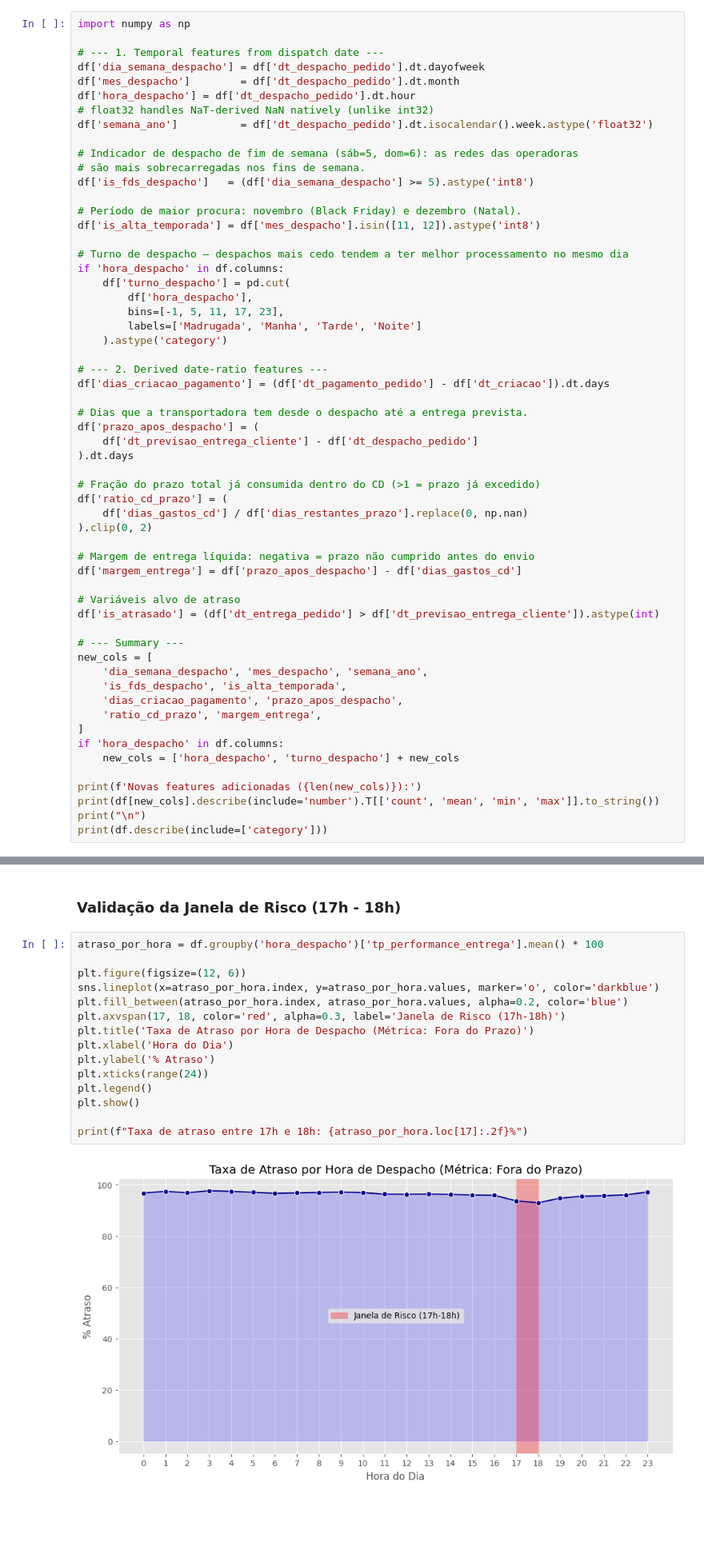
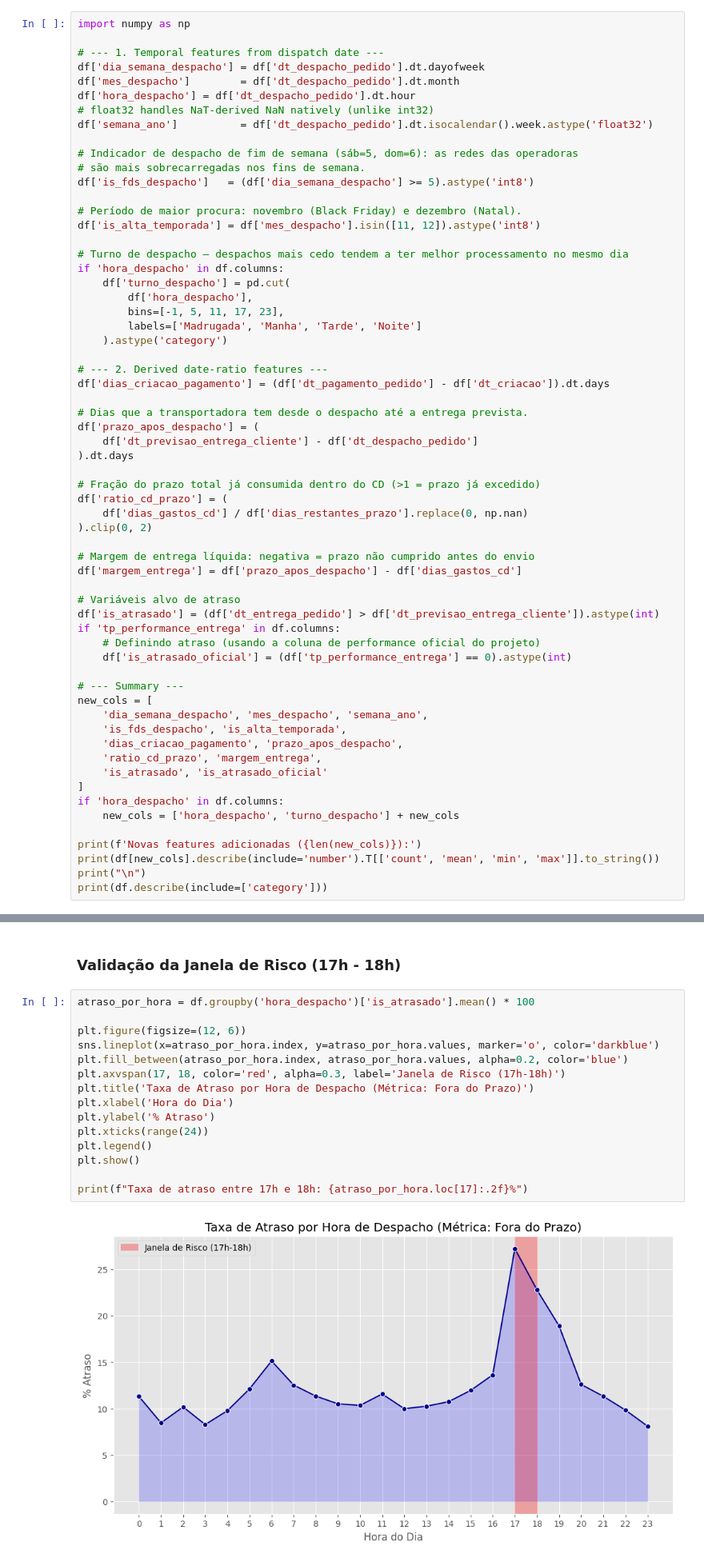
Before and after one commit to tashima42/user-experience-ciencia-de-dados, a Jupyter notebook: deep_analysis.ipynb, the cells around one changed output, grey strips where cells are left out. Shown at 80% size. Drawn from its saved outputs; the diff is of its cells as text; blank space fills up the shorter version.

Commit message:
dias de atraso oficial e ral medio
Signed-off-by: Daniel Alexandre Cordeiro <daniel.cordeiro@simepar.br>

```diff
--- a/deep_analysis.ipynb
+++ b/deep_analysis.ipynb
@@ -88,6 +88,9 @@ df['margem_entrega'] = df['prazo_apos_despacho'] - df['dias_gastos_cd']
 
 # Variáveis alvo de atraso
 df['is_atrasado'] = (df['dt_entrega_pedido'] > df['dt_previsao_entrega_cliente']).astype(int)
+if 'tp_performance_entrega' in df.columns:
+    # Definindo atraso (usando a coluna de performance oficial do projeto)
+    df['is_atrasado_oficial'] = (df['tp_performance_entrega'] == 0).astype(int)
 
 # --- Summary ---
 new_cols = [
@@ -95,6 +98,7 @@ new_cols = [
     'is_fds_despacho', 'is_alta_temporada',
     'dias_criacao_pagamento', 'prazo_apos_despacho',
     'ratio_cd_prazo', 'margem_entrega',
+    'is_atrasado', 'is_atrasado_oficial'
 ]
 if 'hora_despacho' in df.columns:
     new_cols = ['hora_despacho', 'turno_despacho'] + new_cols
@@ -143,19 +154,19 @@ Número de dias de atraso médio (pedidos atrasados): 1.54 dias
 # %% [markdown]
 ### Validação da Janela de Risco (17h - 18h)
 # %%
-atraso_por_hora = df.groupby('hora_despacho')['tp_performance_entrega'].mean() * 100
+atraso_por_hora = df.groupby('hora_despacho')['is_atrasado'].mean() * 100
 
 plt.figure(figsize=(12, 6))
 sns.lineplot(x=atraso_por_hora.index, y=atraso_por_hora.values, marker='o', color='darkblue')
 plt.fill_between(atraso_por_hora.index, atraso_por_hora.values, alpha=0.2, color='blue')
 plt.axvspan(17, 18, color='red', alpha=0.3, label='Janela de Risco (17h-18h)')
 plt.title('Taxa de Atraso por Hora de Despacho (Métrica: Fora do Prazo)')
 plt.xlabel('Hora do Dia')
 plt.ylabel('% Atraso')
 plt.xticks(range(24))
 plt.legend()
 plt.show()
 
 print(f"Taxa de atraso entre 17h e 18h: {atraso_por_hora.loc[17]:.2f}%")
 # %% [output]
-[figure, old version]
+[figure, new version]
```
Also changed, not shown: parts of 4 cells of this notebook.
